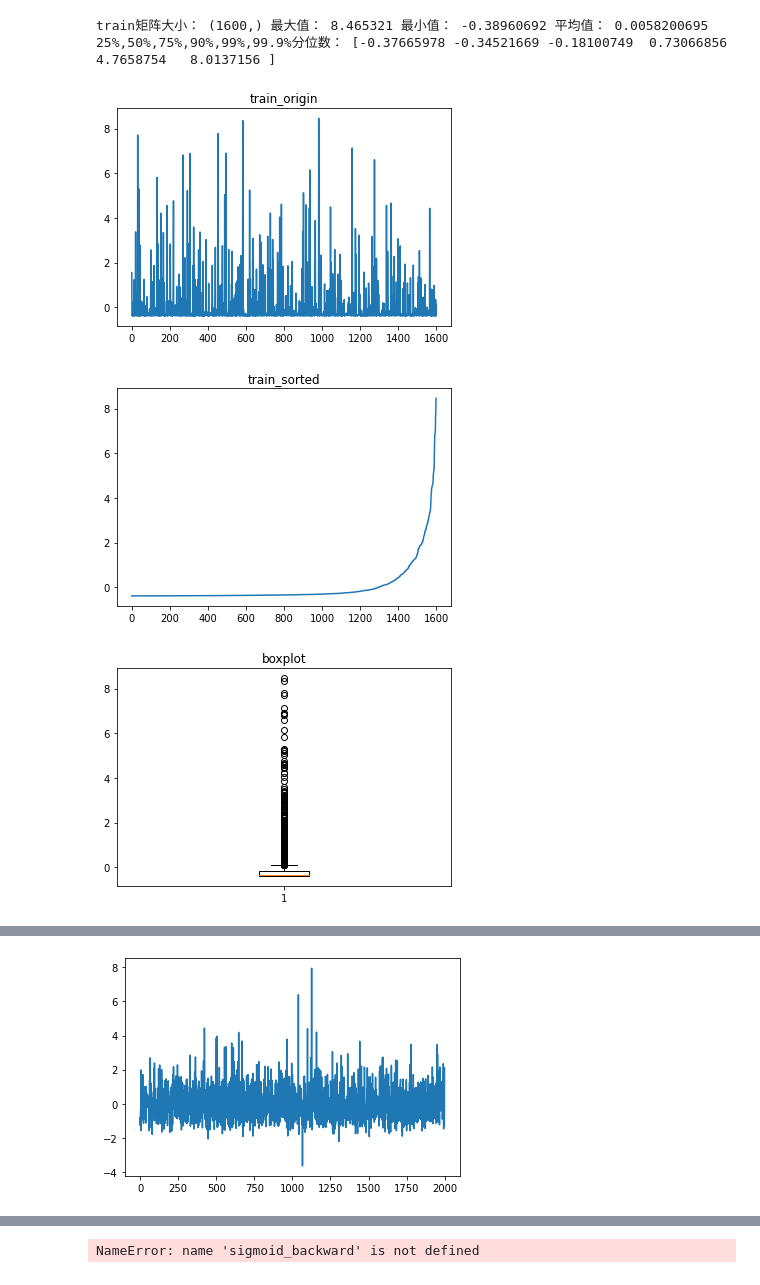
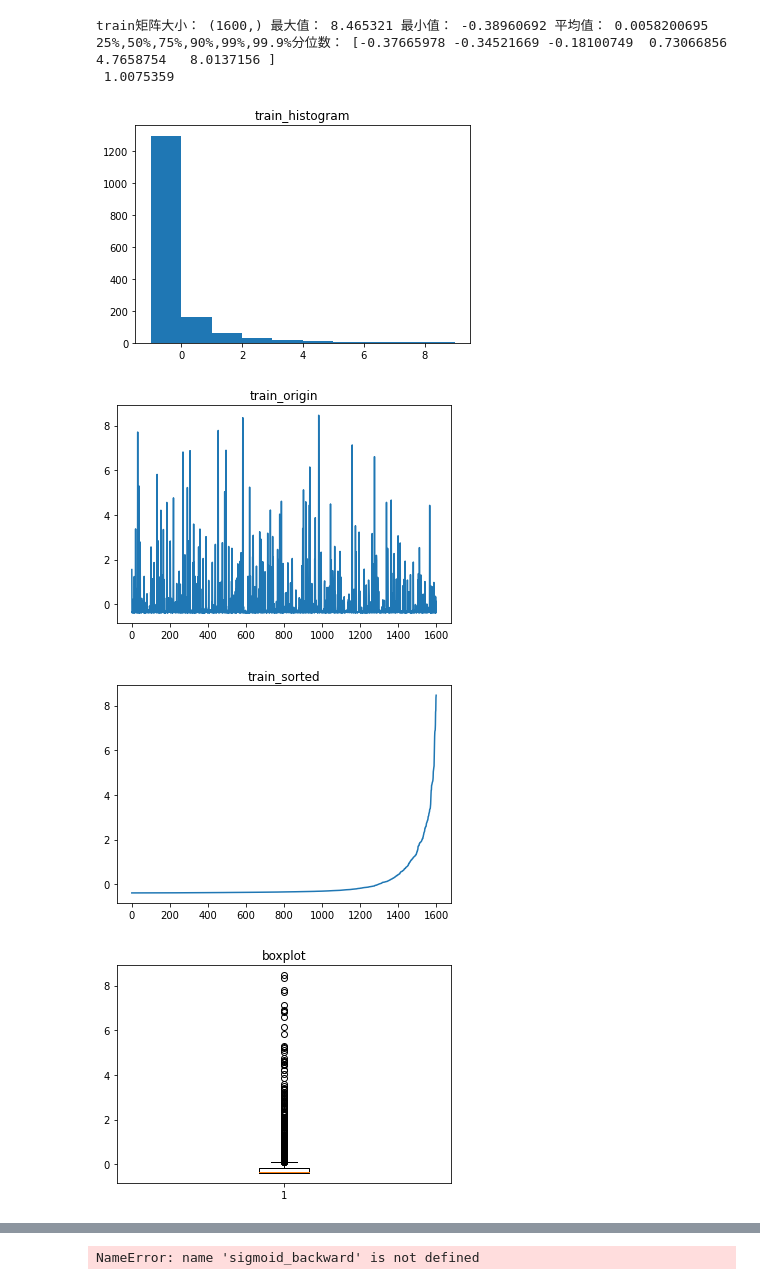
Before and after one commit to PlatanusCarl/CNN, a Jupyter notebook: homework3/test.ipynb, the cells around one changed output, grey strips where cells are left out. Cells and saved outputs as stored; diff of their text form; code cells hidden in the pictures.

```diff
--- a/homework3/test.ipynb
+++ b/homework3/test.ipynb
@@ -10,7 +22,11 @@ social = np.load(r'data/mod_social.npy')
 textual = np.load(r'data/mod_textual.npy')
 visual = np.load(r'data/mod_visual.npy')
 train = np.load(r'data/train.npy')
-print("train矩阵大小：",train.shape,'最大值：',np.max(train),'最小值：',np.min(train),'平均值：',np.average(train),'25%,50%,75%,90%,99%,99.9%分位数：',np.percentile(train, [25, 50, 75,90,99,99.9]),'\n')
+print("train矩阵大小：",train.shape,'最大值：',np.max(train),'最小值：',np.min(train),'平均值：',np.average(train),'25%,50%,75%,90%,99%,99.9%分位数：',np.percentile(train, [25, 50, 75,90,99,99.9]),'\n',np.std(train))
+plt.hist(train, bins =  [-1,0,1,2,3,4,5,6,7,8,9])
+plt.title("train_histogram")
+plt.show()
+
 x = np.arange(0,train.shape[0])
 y = train[x]
 plt.title('train_origin')
@@ -28,35 +44,36 @@ print("aural矩阵大小：",aural.shape,'最大值：',np.max(aural),'最小值
 x = np.arange(0,aural.shape[0])
 y = aural[:,0]
 plt.plot(x,y)
 plt.show()
 print("social矩阵大小：",social.shape,'最大值：',np.max(social),'最小值',np.min(social),'平均值：',np.average(social),'\n')
 x = np.arange(0,social.shape[0])
 y = social[:,0]
 plt.title('d1')
 plt.plot(x,y)
 plt.show()
 y = social[:,1]
 plt.title('d2')
 plt.plot(x,y)
 plt.show()
 y = social[:,2]
 plt.title('d3')
 plt.plot(x,y)
 plt.show()
 print("textual矩阵大小：",textual.shape,'最大值：',np.max(textual),'最小值',np.min(textual),'平均值：',np.average(textual),'\n')
 x = np.arange(0,textual.shape[0])
 y = textual[:,0]
 plt.plot(x,y)
 plt.show()
 print("visual矩阵大小：",visual.shape,'最大值：',np.max(visual),'最小值',np.min(visual),'平均值：',np.average(visual),'\n')
 x = np.arange(0,visual.shape[0])
 y = visual[:,0]
 plt.plot(x,y)
 plt.show()
 # %% [output]
 train矩阵大小： (1600,) 最大值： 8.465321 最小值： -0.38960692 平均值： 0.0058200695 25%,50%,75%,90%,99%,99.9%分位数： [-0.37665978 -0.34521669 -0.18100749  0.73066856  4.7658754   8.0137156 ]
+ 1.0075359
-[figure, old version]
+[figure, new version]
-[figure, old version]
+[figure, new version]
-[figure, old version]
+[figure, new version]
+[figure, new version]
 aural矩阵大小： (2000, 128) 最大值： 36.356274 最小值 -26.410019 平均值： 0.0011494581
-[figure, old version]
```
Also changed, not shown: parts of 2 cells of this notebook.
